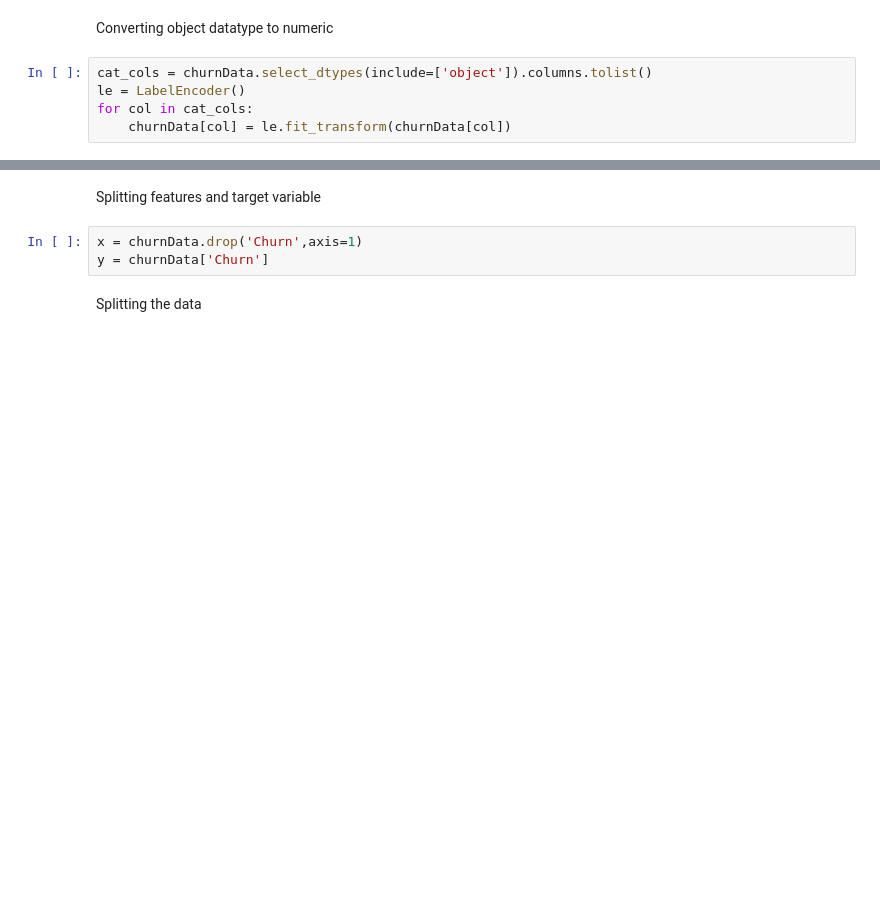
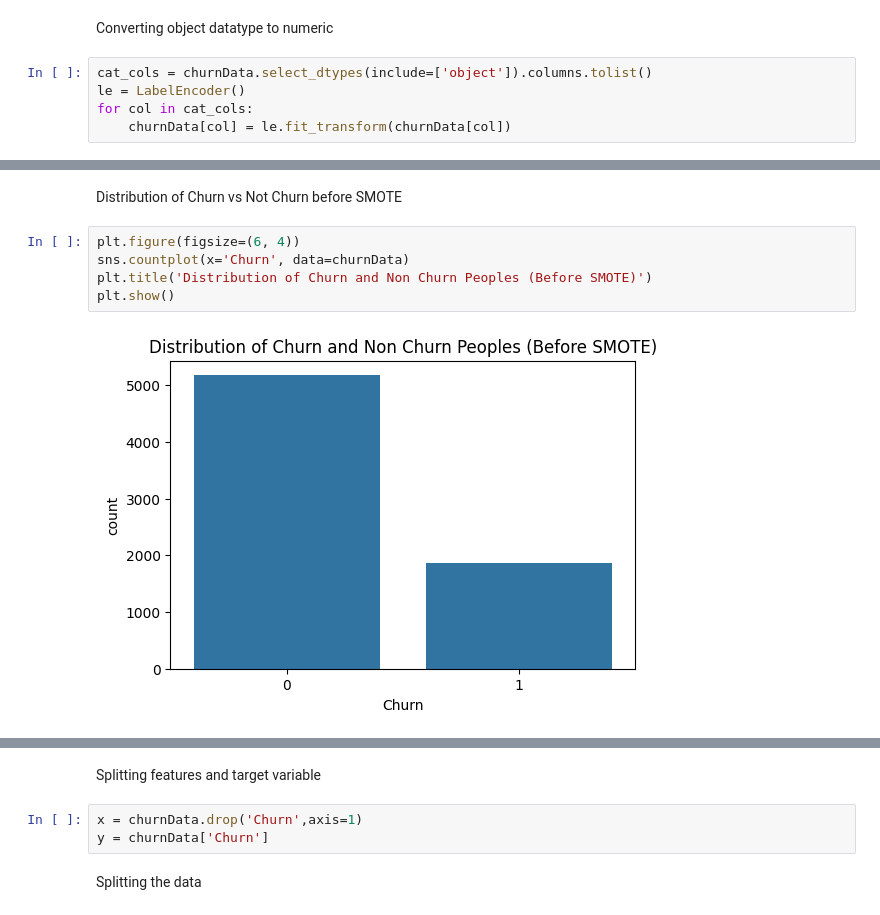
Before and after one commit to badrinarayanan02/deep_learning, a Jupyter notebook: 2348507_DLLab4.ipynb, the cells around one changed output, grey strips where cells are left out. Saved outputs shown, nothing was run; the diff lists cells and outputs as text; blank space fills up the shorter version.

```diff
--- a/2348507_DLLab4.ipynb
+++ b/2348507_DLLab4.ipynb
@@ -103,0 +118,9 @@ memory usage: 1.1 MB
+# %% [markdown]
+Distribution of Churn vs Not Churn before SMOTE
+# %%
+plt.figure(figsize=(6, 4))
+sns.countplot(x='Churn', data=churnData)
+plt.title('Distribution of Churn and Non Churn Peoples (Before SMOTE)')
+plt.show()
+# %% [output]
+[figure, added]
```
Also changed, not shown: parts of 60 cells of this notebook.
